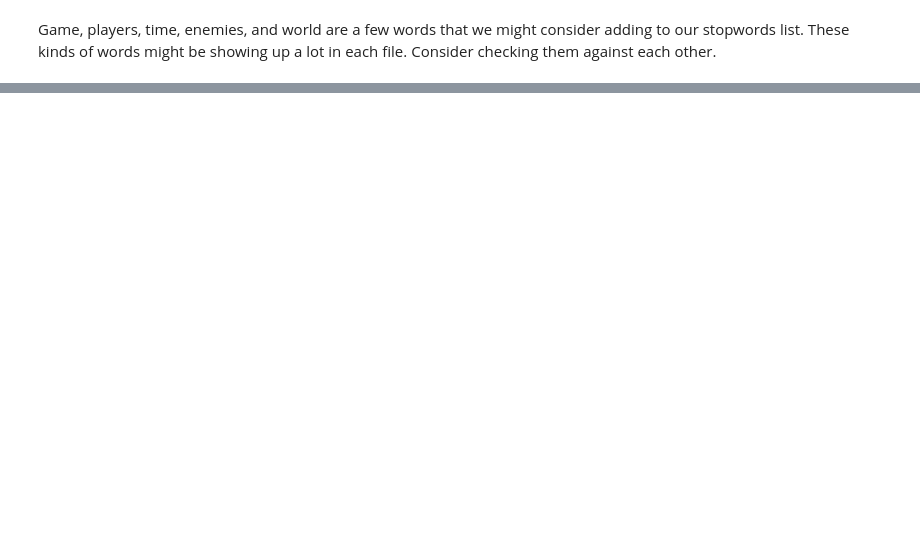
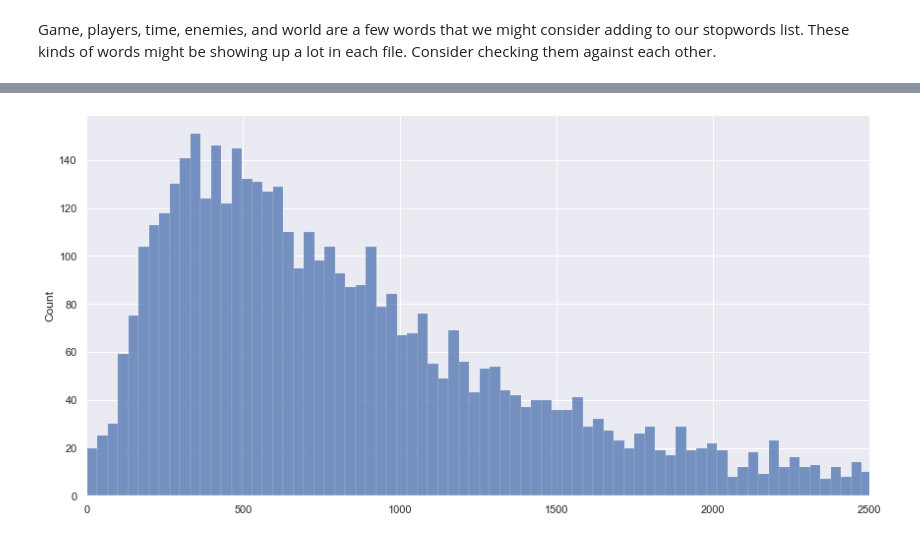
Before and after one commit to dgumustel/nlp_predictive_models, a Jupyter notebook: notebooks/03_EDA.ipynb, the cells around one changed output, grey strips where cells are left out. Saved outputs shown, nothing was run; the diff lists cells and outputs as text; code cells hidden in the pictures; blank space fills up the shorter version.

```diff
--- a/notebooks/03_EDA.ipynb
+++ b/notebooks/03_EDA.ipynb
@@ -59,0 +86,8 @@ Game, players, time, enemies, and world are a few words that we might consider a
+# %%
+dma_char_length = [len(post) for post in dmacademy_df['text']]
+zelda_char_length = [len(post) for post in truezelda_df['text']]
+# %%
+sns.displot(dma_char_length, height = 6, aspect = 2, bins=600);
+plt.xlim(0, 2500);
+# %% [output]
+[figure, added]
```
Also changed, not shown: parts of 71 cells of this notebook, 12 other files.
